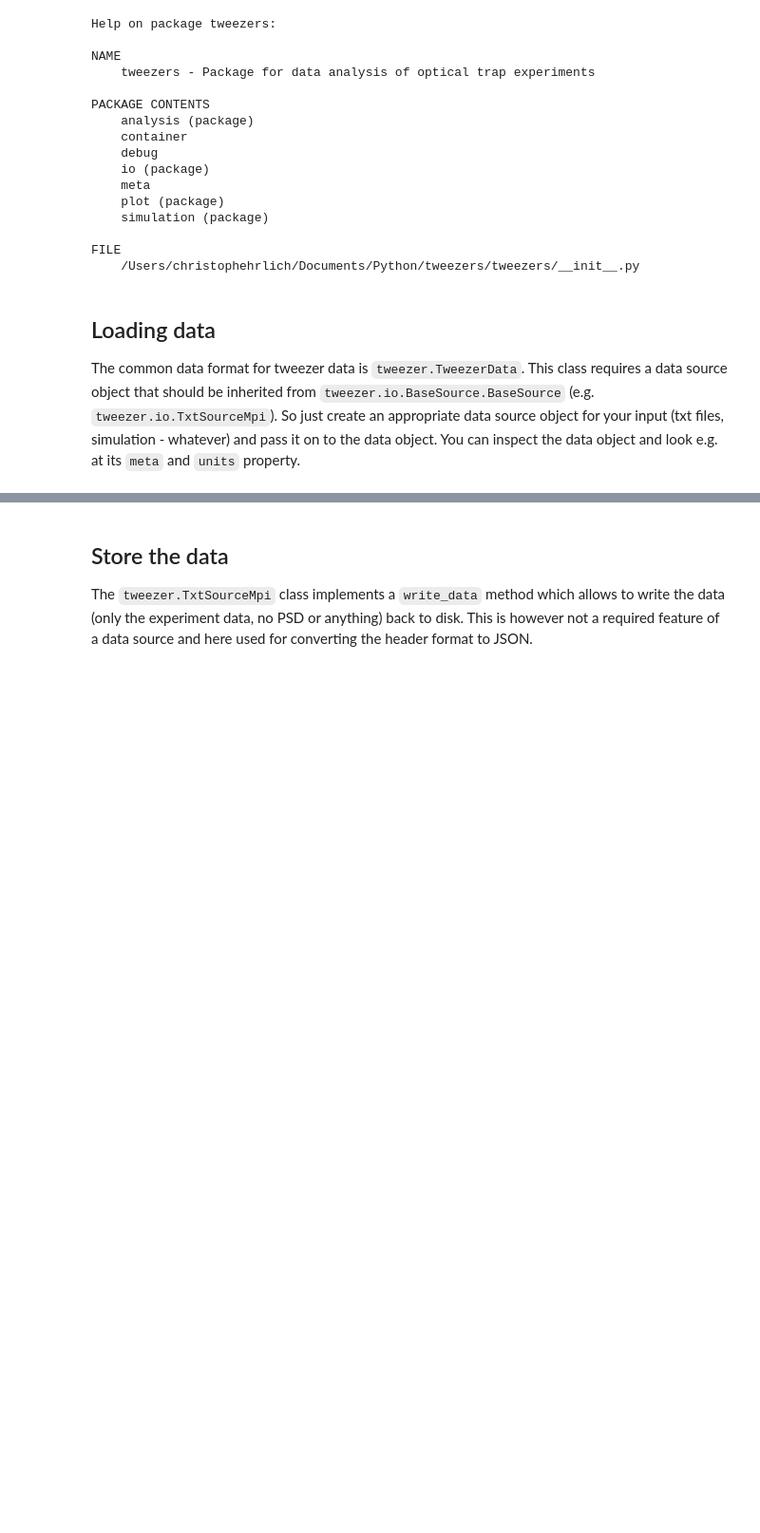
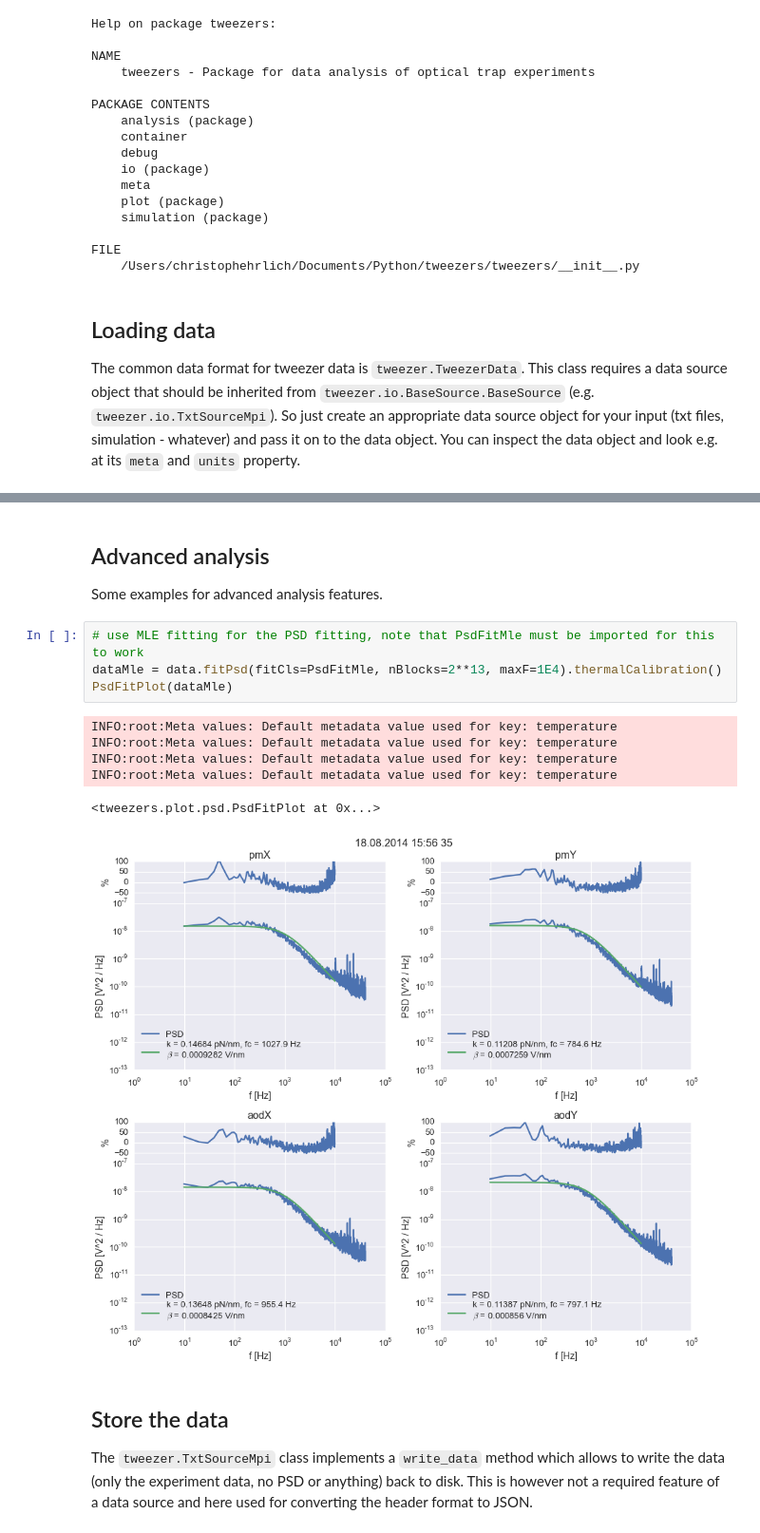
Before and after one commit to DollSimon/tweezers, a Jupyter notebook: notebooks/Introduction.ipynb, the cells around one changed output, grey strips where cells are left out. Shown at 95% size. Drawn from its saved outputs; the diff is of its cells as text; blank space fills up the shorter version.

```diff
--- a/notebooks/Introduction.ipynb
+++ b/notebooks/Introduction.ipynb
@@ -78,3 +114,18 @@ INFO:root:Reading timeseries from data source.
+# %% [markdown]
+## Advanced analysis
+
+Some examples for advanced analysis features.
+# %%
+# use MLE fitting for the PSD fitting, note that PsdFitMle must be imported for this to work
+dataMle = data.fitPsd(fitCls=PsdFitMle, nBlocks=2**13, maxF=1E4).thermalCalibration()
+PsdFitPlot(dataMle)
+# %% [output]
+INFO:root:Meta values: Default metadata value used for key: temperature
+INFO:root:Meta values: Default metadata value used for key: temperature
+INFO:root:Meta values: Default metadata value used for key: temperature
+INFO:root:Meta values: Default metadata value used for key: temperature
+<tweezers.plot.psd.PsdFitPlot at 0x...>
+[figure, added]
 # %% [markdown]
 ## Store the data
 The `tweezer.TxtSourceMpi` class implements a `write_data` method which allows to write the data (only the experiment data, no PSD or anything) back to disk. This is however not a required feature of a data source and here used for converting the header format to JSON.
```
Also changed, not shown: parts of 10 cells of this notebook, 8 other files.
